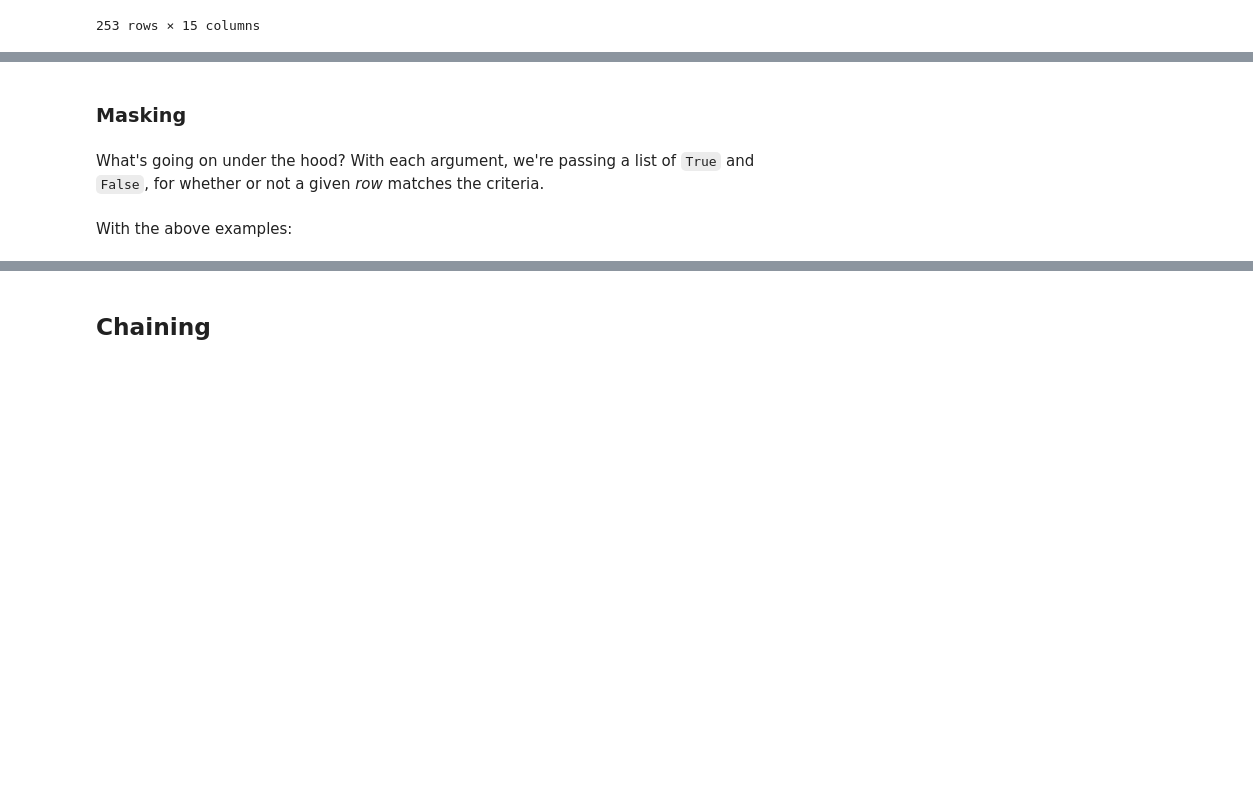
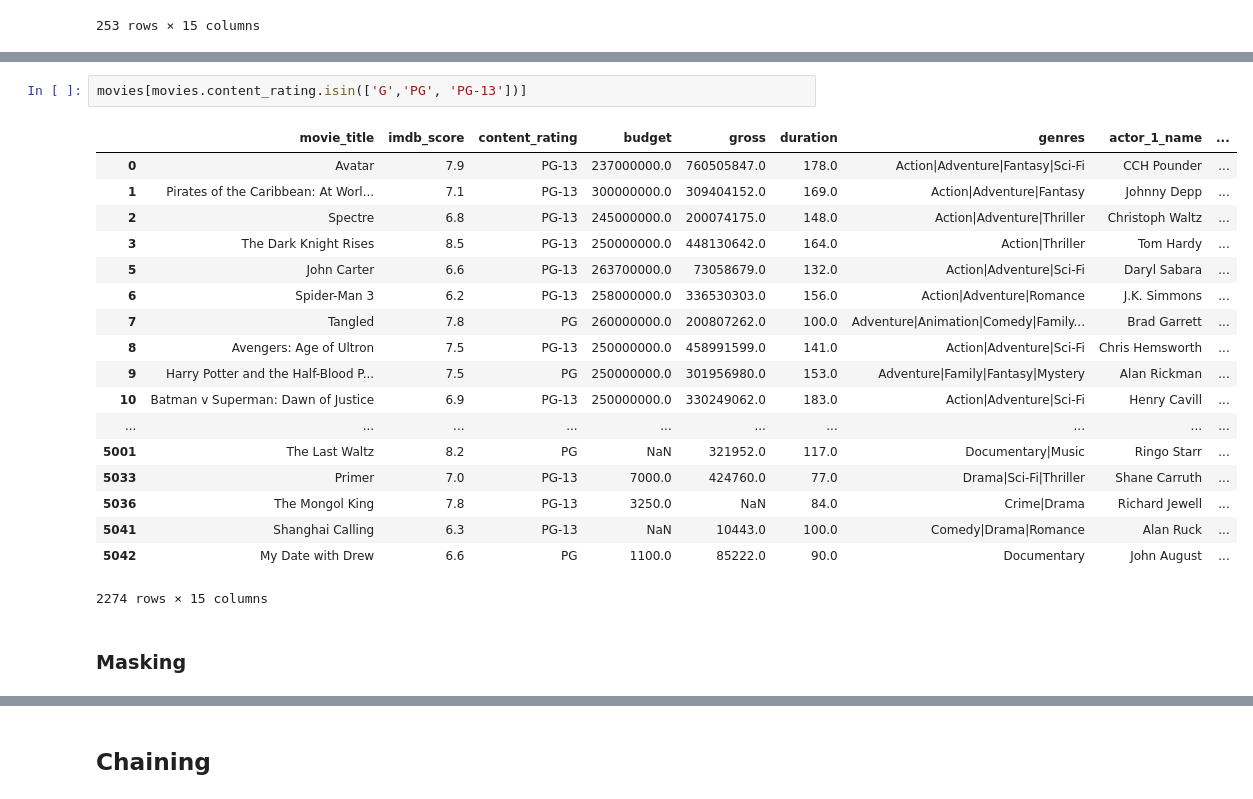
Before and after one commit to ishaandey/node, a Jupyter notebook: week-2/pandas_key.ipynb, the cells around one changed output, grey strips where cells are left out. Saved outputs shown, nothing was run; the diff lists cells and outputs as text; blank space fills up the shorter version.

```diff
--- a/week-2/pandas_key.ipynb
+++ b/week-2/pandas_key.ipynb
@@ -287,5 +265,23 @@ movies[movies.country.isin(['India','Sri Lanka', 'Bangladesh', 'Pakistan'])]
+# %%
+movies[movies.content_rating.isin(['G','PG', 'PG-13'])]
+# %% [output]
+|  | movie_title | imdb_score | content_rating | budget | gross | duration | genres | actor_1_name | ... |
+| 0 | Avatar | 7.9 | PG-13 | 237000000.0 | 760505847.0 | 178.0 | Action|Adventure|Fantasy|Sci-Fi | CCH Pounder | ... |
+| 1 | Pirates of the Caribbean: At Worl... | 7.1 | PG-13 | 300000000.0 | 309404152.0 | 169.0 | Action|Adventure|Fantasy | Johnny Depp | ... |
+| 2 | Spectre | 6.8 | PG-13 | 245000000.0 | 200074175.0 | 148.0 | Action|Adventure|Thriller | Christoph Waltz | ... |
+| 3 | The Dark Knight Rises | 8.5 | PG-13 | 250000000.0 | 448130642.0 | 164.0 | Action|Thriller | Tom Hardy | ... |
+| 5 | John Carter | 6.6 | PG-13 | 263700000.0 | 73058679.0 | 132.0 | Action|Adventure|Sci-Fi | Daryl Sabara | ... |
+| 6 | Spider-Man 3 | 6.2 | PG-13 | 258000000.0 | 336530303.0 | 156.0 | Action|Adventure|Romance | J.K. Simmons | ... |
+| 7 | Tangled | 7.8 | PG | 260000000.0 | 200807262.0 | 100.0 | Adventure|Animation|Comedy|Family... | Brad Garrett | ... |
+| 8 | Avengers: Age of Ultron | 7.5 | PG-13 | 250000000.0 | 458991599.0 | 141.0 | Action|Adventure|Sci-Fi | Chris Hemsworth | ... |
+| 9 | Harry Potter and the Half-Blood P... | 7.5 | PG | 250000000.0 | 301956980.0 | 153.0 | Adventure|Family|Fantasy|Mystery | Alan Rickman | ... |
+| 10 | Batman v Superman: Dawn of Justice | 6.9 | PG-13 | 250000000.0 | 330249062.0 | 183.0 | Action|Adventure|Sci-Fi | Henry Cavill | ... |
+| ... | ... | ... | ... | ... | ... | ... | ... | ... | ... |
+| 5001 | The Last Waltz | 8.2 | PG | NaN | 321952.0 | 117.0 | Documentary|Music | Ringo Starr | ... |
+| 5033 | Primer | 7.0 | PG-13 | 7000.0 | 424760.0 | 77.0 | Drama|Sci-Fi|Thriller | Shane Carruth | ... |
+| 5036 | The Mongol King | 7.8 | PG-13 | 3250.0 | NaN | 84.0 | Crime|Drama | Richard Jewell | ... |
+| 5041 | Shanghai Calling | 6.3 | PG-13 | NaN | 10443.0 | 100.0 | Comedy|Drama|Romance | Alan Ruck | ... |
+| 5042 | My Date with Drew | 6.6 | PG | 1100.0 | 85222.0 | 90.0 | Documentary | John August | ... |
+2274 rows × 15 columns
 # %% [markdown]
 ### Masking
-# %% [markdown]
-What's going on under the hood? With each argument, we're passing a list of `True` and `False`, for whether or not a given *row* matches the criteria.
-<br><br>With the above examples:
```
Also changed, not shown: parts of 58 cells of this notebook, 2 other files.
